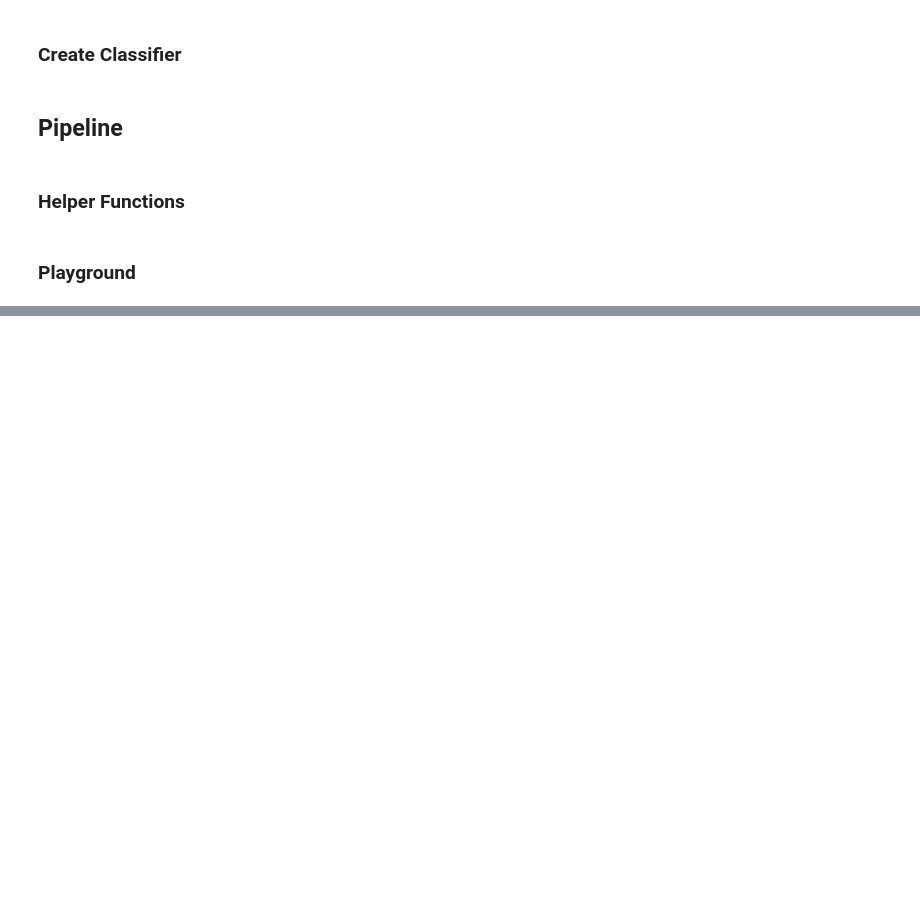
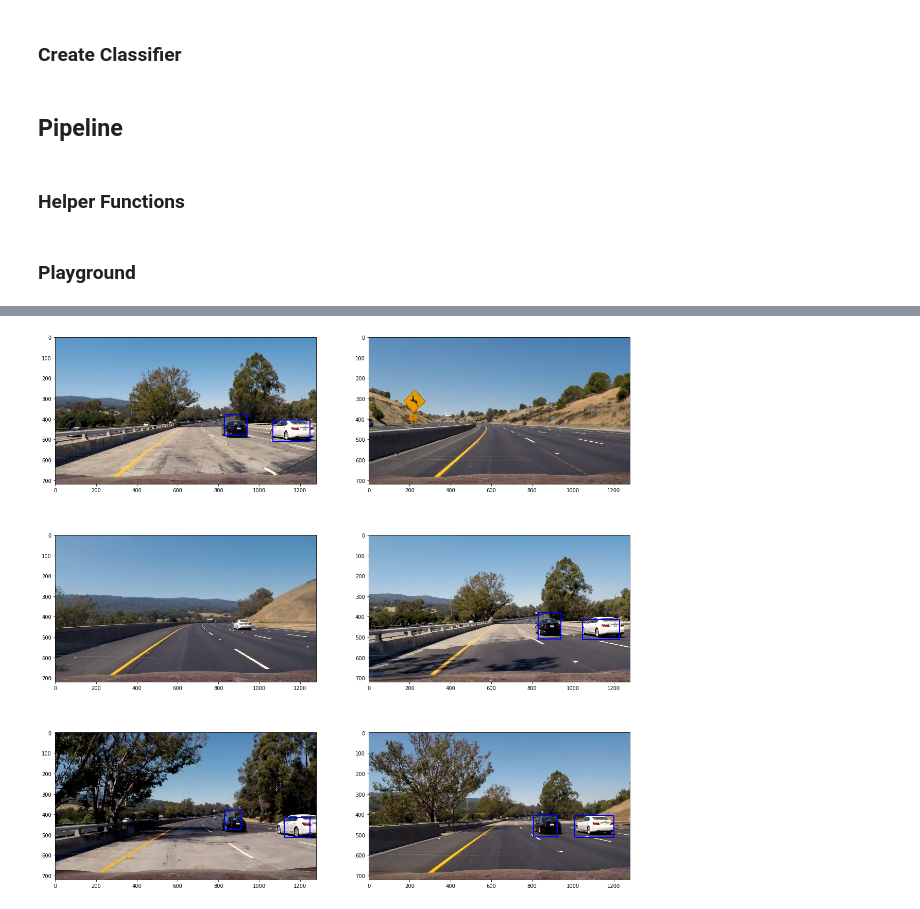
Before and after one commit to Nirdor/udacity_carND_Vehicle-Detection, a Jupyter notebook: Vehicle_Detection.ipynb, the cells around one changed output, grey strips where cells are left out. Saved outputs shown, nothing was run; the diff lists cells and outputs as text; code cells hidden in the pictures; blank space fills up the shorter version.

```diff
--- a/Vehicle_Detection.ipynb
+++ b/Vehicle_Detection.ipynb
@@ -166,0 +245,13 @@ p =
+# %%
+tests = glob.glob('test_images/*.jpg')
+plt.figure(figsize=(20,20))
+i = 1
+for test in tests:
+    img = cv2.imread(test)
+    hm = create_heatMap(img, clf, X_scaler)
+    nimg = cv2.cvtColor(draw_labeled_bboxes(img, hm), cv2.COLOR_BGR2RGB)
+    plt.subplot(3, 2, i)
+    plt.imshow(nimg)
+    i = i + 1
+# %% [output]
+[figure, added]
```
Also changed, not shown: parts of 7 cells of this notebook.
